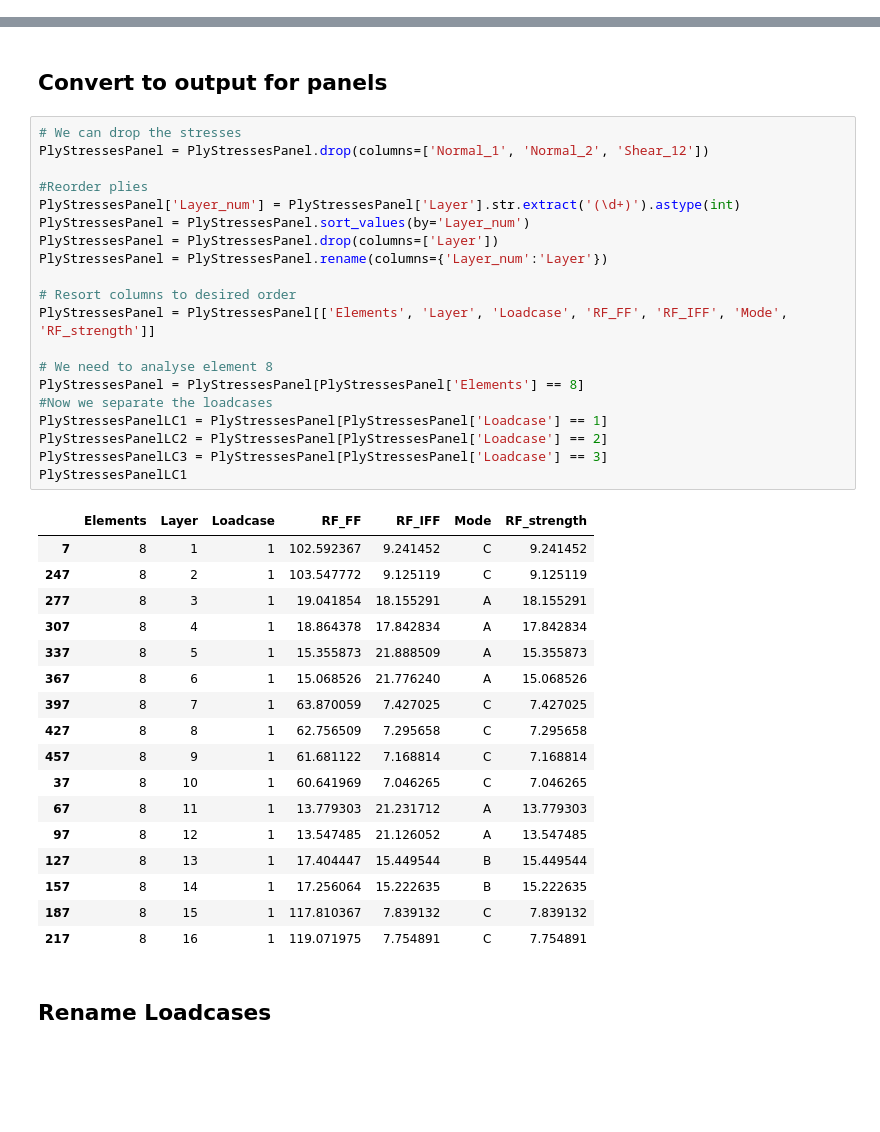
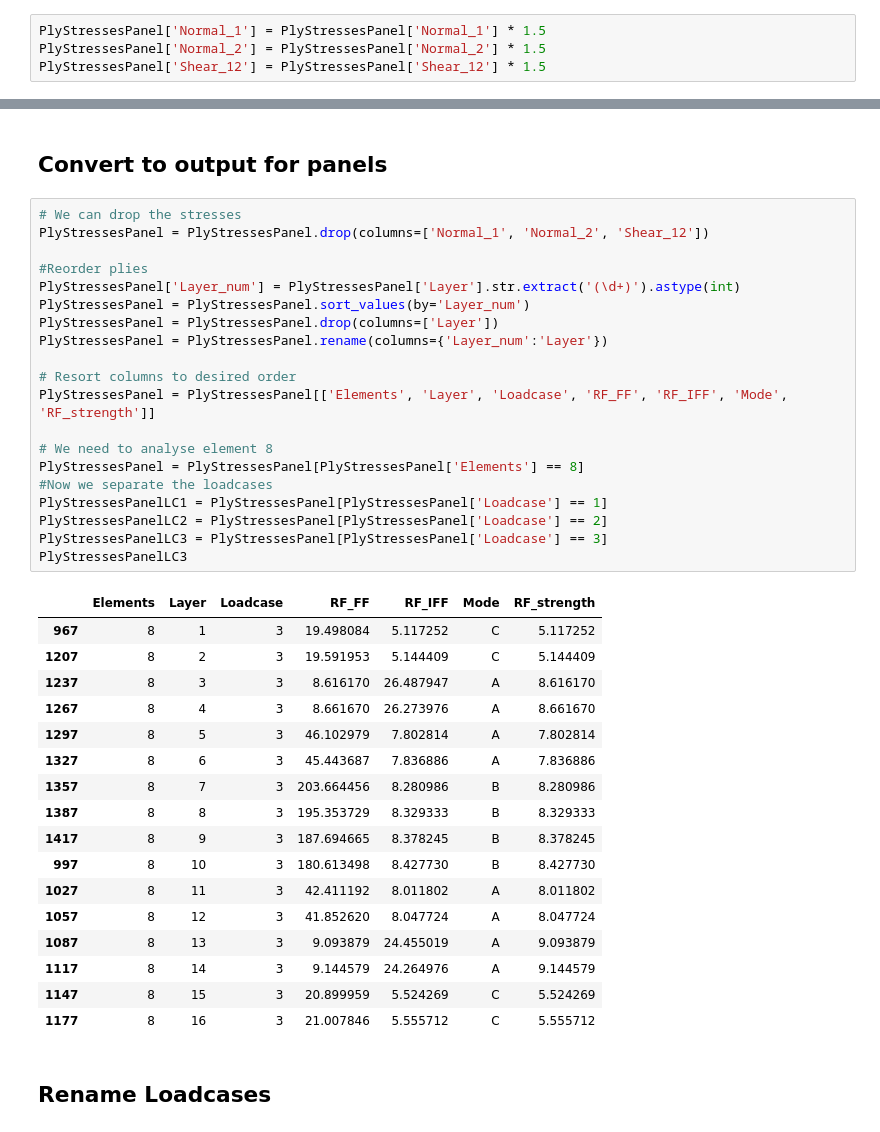
Before and after one commit to fabianober/tum-ase-project-2025-2, a Jupyter notebook: Notebooks/Strength_analysis.ipynb, the cells around one changed output, grey strips where cells are left out. Cells and saved outputs as stored; diff of their text form; blank space fills up the shorter version.

```diff
--- a/Notebooks/Strength_analysis.ipynb
+++ b/Notebooks/Strength_analysis.ipynb
@@ -124,3 +126,7 @@ nu_12 = personal_data[3]
+# %%
+PlyStressesPanel['Normal_1'] = PlyStressesPanel['Normal_1'] * 1.5
+PlyStressesPanel['Normal_2'] = PlyStressesPanel['Normal_2'] * 1.5
+PlyStressesPanel['Shear_12'] = PlyStressesPanel['Shear_12'] * 1.5
 # %%
 PlyStressesPanel[['Mode', 'RF_IFF', 'RF_FF']] = PlyStressesPanel.apply(strength, R_p_t=R_p_t, R_p_c=R_p_c, R_r_c=R_r_c, R_r_t=R_r_t,
                                                     R_rp=R_rp, p_rp_c=p_rp_c, p_rp_t=p_rp_t, p_rr_c=p_rr_c, p_rr_t=p_rr_t,
@@ -157,41 +163,41 @@ PlyStressesPanel.head(5)
 # %%
 # We can drop the stresses
 PlyStressesPanel = PlyStressesPanel.drop(columns=['Normal_1', 'Normal_2', 'Shear_12'])
 
 #Reorder plies
 PlyStressesPanel['Layer_num'] = PlyStressesPanel['Layer'].str.extract('(\d+)').astype(int)
 PlyStressesPanel = PlyStressesPanel.sort_values(by='Layer_num')
 PlyStressesPanel = PlyStressesPanel.drop(columns=['Layer'])
 PlyStressesPanel = PlyStressesPanel.rename(columns={'Layer_num':'Layer'})
 
 # Resort columns to desired order
 PlyStressesPanel = PlyStressesPanel[['Elements', 'Layer', 'Loadcase', 'RF_FF', 'RF_IFF', 'Mode', 'RF_strength']]
 
 # We need to analyse element 8
 PlyStressesPanel = PlyStressesPanel[PlyStressesPanel['Elements'] == 8]
 #Now we separate the loadcases
 PlyStressesPanelLC1 = PlyStressesPanel[PlyStressesPanel['Loadcase'] == 1]
 PlyStressesPanelLC2 = PlyStressesPanel[PlyStressesPanel['Loadcase'] == 2]
 PlyStressesPanelLC3 = PlyStressesPanel[PlyStressesPanel['Loadcase'] == 3]
-PlyStressesPanelLC1
+PlyStressesPanelLC3
 # %% [output]
 |  | Elements | Layer | Loadcase | RF_FF | RF_IFF | Mode | RF_strength |
-| 7 | 8 | 1 | 1 | 102.592367 | 9.241452 | C | 9.241452 |
-| 247 | 8 | 2 | 1 | 103.547772 | 9.125119 | C | 9.125119 |
-| 277 | 8 | 3 | 1 | 19.041854 | 18.155291 | A | 18.155291 |
-| 307 | 8 | 4 | 1 | 18.864378 | 17.842834 | A | 17.842834 |
-| 337 | 8 | 5 | 1 | 15.355873 | 21.888509 | A | 15.355873 |
-| 367 | 8 | 6 | 1 | 15.068526 | 21.776240 | A | 15.068526 |
-| 397 | 8 | 7 | 1 | 63.870059 | 7.427025 | C | 7.427025 |
-| 427 | 8 | 8 | 1 | 62.756509 | 7.295658 | C | 7.295658 |
-| 457 | 8 | 9 | 1 | 61.681122 | 7.168814 | C | 7.168814 |
-| 37 | 8 | 10 | 1 | 60.641969 | 7.046265 | C | 7.046265 |
-| 67 | 8 | 11 | 1 | 13.779303 | 21.231712 | A | 13.779303 |
-| 97 | 8 | 12 | 1 | 13.547485 | 21.126052 | A | 13.547485 |
-| 127 | 8 | 13 | 1 | 17.404447 | 15.449544 | B | 15.449544 |
-| 157 | 8 | 14 | 1 | 17.256064 | 15.222635 | B | 15.222635 |
-| 187 | 8 | 15 | 1 | 117.810367 | 7.839132 | C | 7.839132 |
-| 217 | 8 | 16 | 1 | 119.071975 | 7.754891 | C | 7.754891 |
+| 967 | 8 | 1 | 3 | 19.498084 | 5.117252 | C | 5.117252 |
+| 1207 | 8 | 2 | 3 | 19.591953 | 5.144409 | C | 5.144409 |
+| 1237 | 8 | 3 | 3 | 8.616170 | 26.487947 | A | 8.616170 |
+| 1267 | 8 | 4 | 3 | 8.661670 | 26.273976 | A | 8.661670 |
+| 1297 | 8 | 5 | 3 | 46.102979 | 7.802814 | A | 7.802814 |
+| 1327 | 8 | 6 | 3 | 45.443687 | 7.836886 | A | 7.836886 |
+| 1357 | 8 | 7 | 3 | 203.664456 | 8.280986 | B | 8.280986 |
+| 1387 | 8 | 8 | 3 | 195.353729 | 8.329333 | B | 8.329333 |
+| 1417 | 8 | 9 | 3 | 187.694665 | 8.378245 | B | 8.378245 |
+| 997 | 8 | 10 | 3 | 180.613498 | 8.427730 | B | 8.427730 |
+| 1027 | 8 | 11 | 3 | 42.411192 | 8.011802 | A | 8.011802 |
+| 1057 | 8 | 12 | 3 | 41.852620 | 8.047724 | A | 8.047724 |
+| 1087 | 8 | 13 | 3 | 9.093879 | 24.455019 | A | 9.093879 |
+| 1117 | 8 | 14 | 3 | 9.144579 | 24.264976 | A | 9.144579 |
+| 1147 | 8 | 15 | 3 | 20.899959 | 5.524269 | C | 5.524269 |
+| 1177 | 8 | 16 | 3 | 21.007846 | 5.555712 | C | 5.555712 |
 # %% [markdown]
 ## Rename Loadcases
 # %%
```
Also changed, not shown: parts of 18 cells of this notebook, 2 other files.
